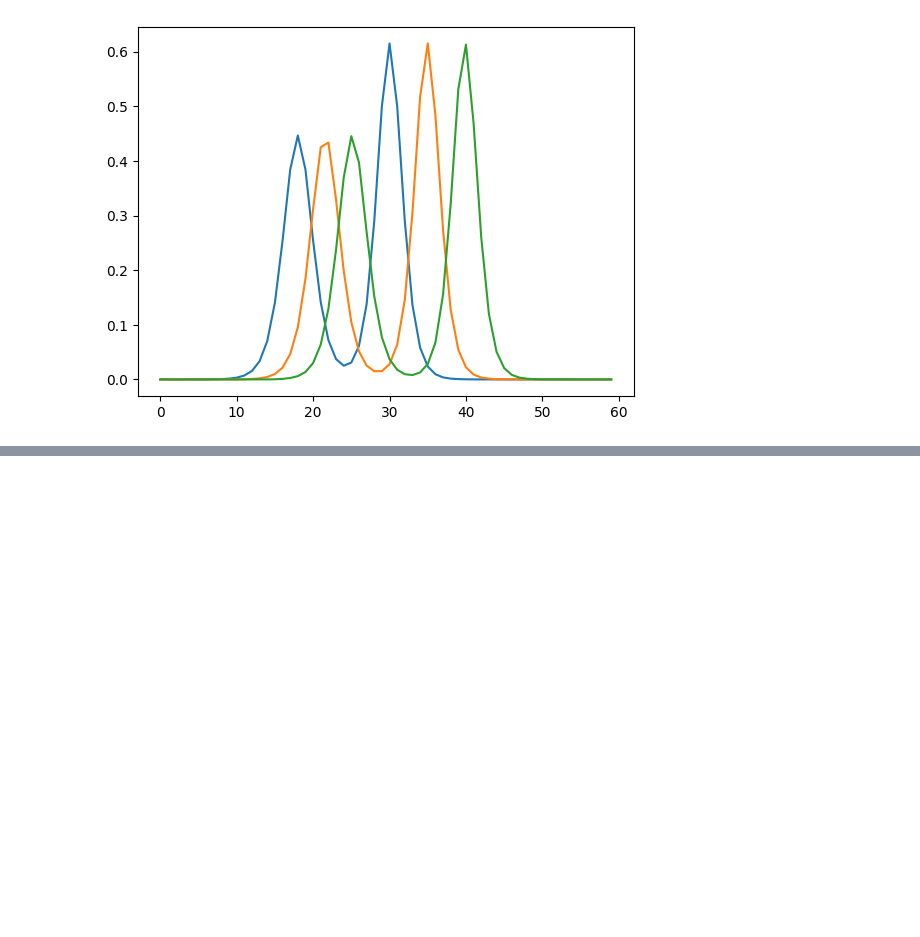
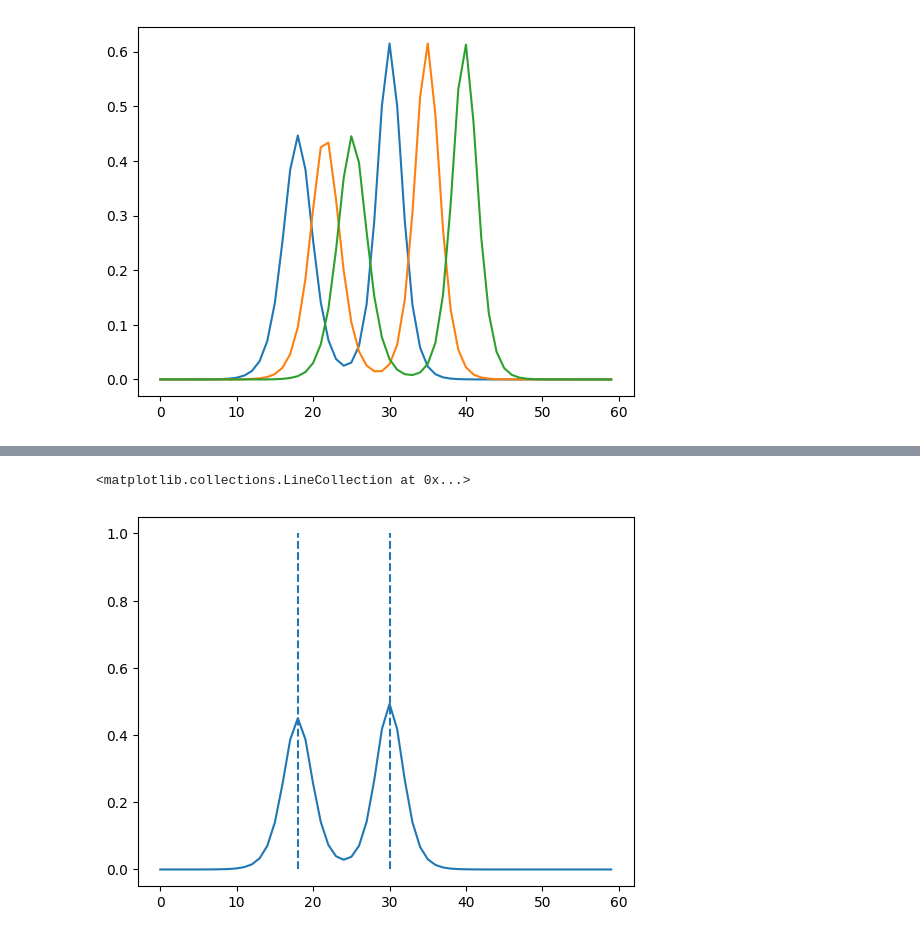
Before and after one commit to Kohmann/master-GAN, a Jupyter notebook: COTGAN/testing.ipynb, the cells around one changed output, grey strips where cells are left out. Saved outputs shown, nothing was run; the diff lists cells and outputs as text; code cells hidden in the pictures; blank space fills up the shorter version.

Commit message:
added twosoliton dataset class

```diff
--- a/COTGAN/testing.ipynb
+++ b/COTGAN/testing.ipynb
@@ -702,0 +705,8 @@ plt.plot(dataset[3][::20, :].T);
+# %%
+%autoreload
+
+from trainer import create_dataset
+import matplotlib.pyplot as plt
+
+p = {"dx": 60, "dt": 60, "device": "cpu"}
+dataset = create_dataset("twosolitons", 10, p, device="cpu")
@@ -702,0 +723,7 @@ plt.plot(dataset[3][::20, :].T);
+# %%
+t_res, x_res = dataset[0].shape
+plt.plot(dataset[0][0, :]);
+plt.vlines([x_res * 0.3 , x_res/2], 0, 1, linestyles='dashed')
+# %% [output]
+<matplotlib.collections.LineCollection at 0x...>
+[figure, added]
```
Also changed, not shown: parts of 3 cells of this notebook, 3 other files.
